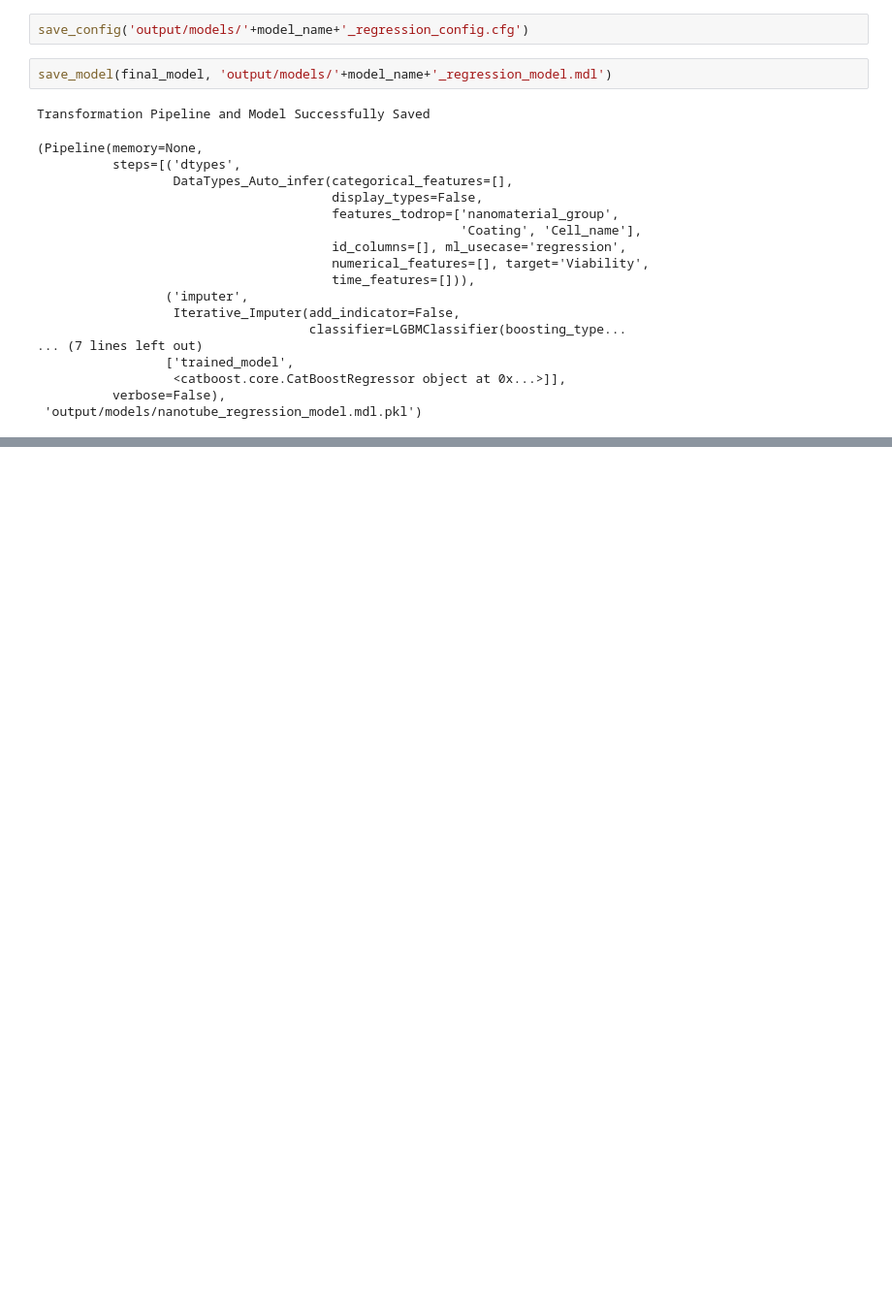
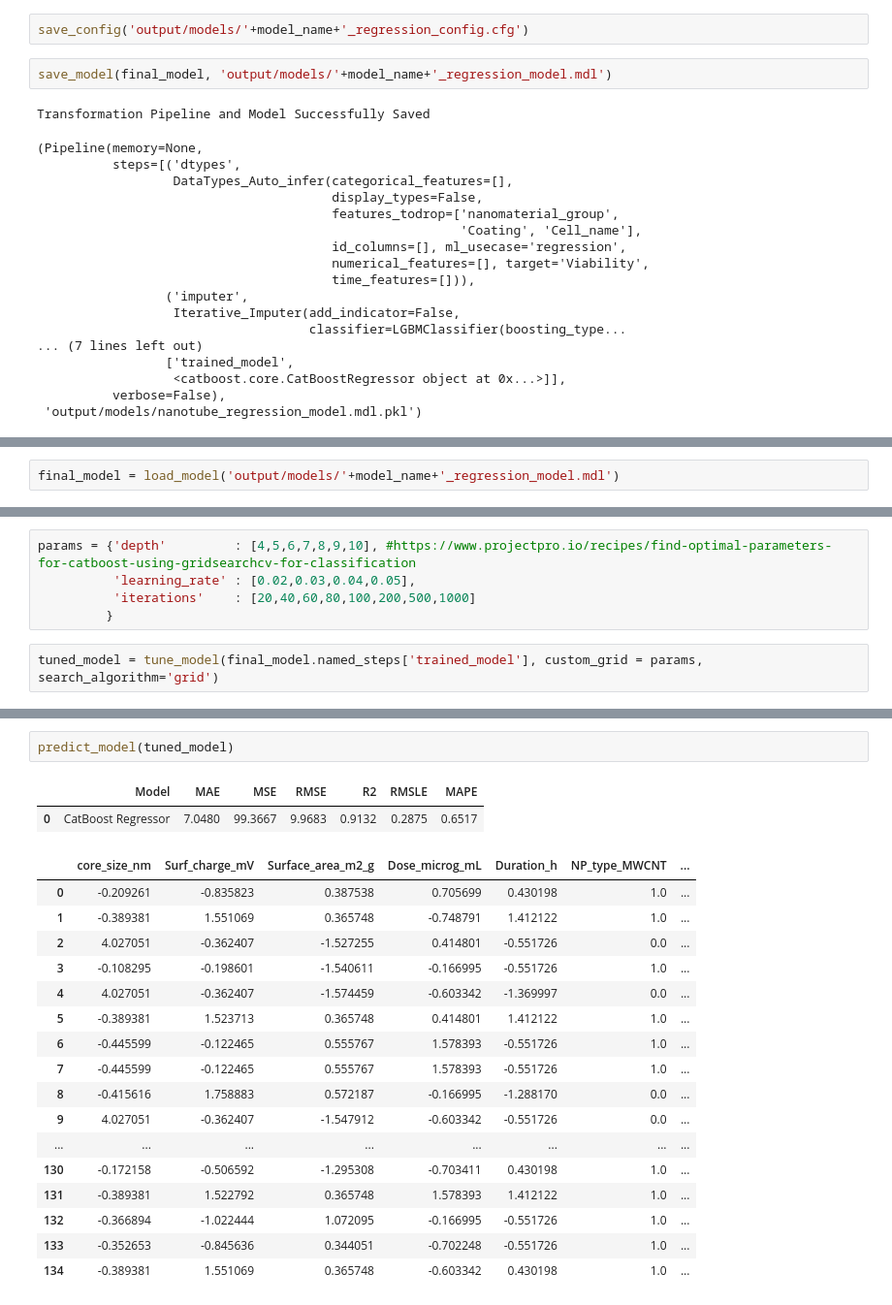
Before and after one commit to ammar257ammar/Nanosafety-ML-pycaret, a Jupyter notebook: 05-regression-nanotube-model.ipynb, the cells around one changed output, grey strips where cells are left out. Shown at 97% size. Saved outputs shown, nothing was run; the diff lists cells and outputs as text; blank space fills up the shorter version.

Commit message:
Hyperparameter tuning for regression models

```diff
--- a/05-regression-nanotube-model.ipynb
+++ b/05-regression-nanotube-model.ipynb
@@ -395,0 +400,2 @@ Transformation Pipeline and Model Successfully Saved
+# %%
+final_model = load_model('output/models/'+model_name+'_regression_model.mdl')
@@ -395,0 +432,7 @@ Transformation Pipeline and Model Successfully Saved
+# %%
+params = {'depth'         : [4,5,6,7,8,9,10], #https://www.projectpro.io/recipes/find-optimal-parameters-for-catboost-using-gridsearchcv-for-classification
+          'learning_rate' : [0.02,0.03,0.04,0.05],
+          'iterations'    : [20,40,60,80,100,200,500,1000]
+         }
+# %%
+tuned_model = tune_model(final_model.named_steps['trained_model'], custom_grid = params, search_algorithm='grid')
@@ -395,0 +454,22 @@ Transformation Pipeline and Model Successfully Saved
+# %%
+predict_model(tuned_model)
+# %% [output]
+|  | Model | MAE | MSE | RMSE | R2 | RMSLE | MAPE |
+| 0 | CatBoost Regressor | 7.0480 | 99.3667 | 9.9683 | 0.9132 | 0.2875 | 0.6517 |
+|  | core_size_nm | Surf_charge_mV | Surface_area_m2_g | Dose_microg_mL | Duration_h | NP_type_MWCNT | ... |
+| 0 | -0.209261 | -0.835823 | 0.387538 | 0.705699 | 0.430198 | 1.0 | ... |
+| 1 | -0.389381 | 1.551069 | 0.365748 | -0.748791 | 1.412122 | 1.0 | ... |
+| 2 | 4.027051 | -0.362407 | -1.527255 | 0.414801 | -0.551726 | 0.0 | ... |
+| 3 | -0.108295 | -0.198601 | -1.540611 | -0.166995 | -0.551726 | 1.0 | ... |
+| 4 | 4.027051 | -0.362407 | -1.574459 | -0.603342 | -1.369997 | 0.0 | ... |
+| 5 | -0.389381 | 1.523713 | 0.365748 | 0.414801 | 1.412122 | 1.0 | ... |
+| 6 | -0.445599 | -0.122465 | 0.555767 | 1.578393 | -0.551726 | 1.0 | ... |
+| 7 | -0.445599 | -0.122465 | 0.555767 | 1.578393 | -0.551726 | 1.0 | ... |
+| 8 | -0.415616 | 1.758883 | 0.572187 | -0.166995 | -1.288170 | 0.0 | ... |
+| 9 | 4.027051 | -0.362407 | -1.547912 | -0.603342 | -0.551726 | 0.0 | ... |
+| ... | ... | ... | ... | ... | ... | ... | ... |
+| 130 | -0.172158 | -0.506592 | -1.295308 | -0.703411 | 0.430198 | 1.0 | ... |
+| 131 | -0.389381 | 1.522792 | 0.365748 | 1.578393 | 1.412122 | 1.0 | ... |
+| 132 | -0.366894 | -1.022444 | 1.072095 | -0.166995 | -0.551726 | 1.0 | ... |
+| 133 | -0.352653 | -0.845636 | 0.344051 | -0.702248 | -0.551726 | 1.0 | ... |
+| 134 | -0.389381 | 1.551069 | 0.365748 | -0.603342 | 0.430198 | 1.0 | ... |
```
Also changed, not shown: parts of 8 cells of this notebook, 9 other files.
